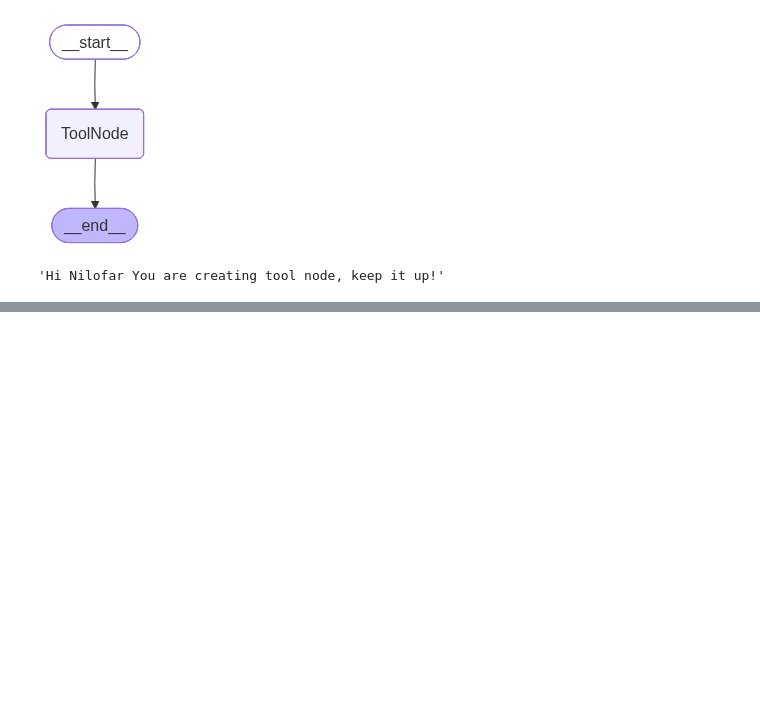
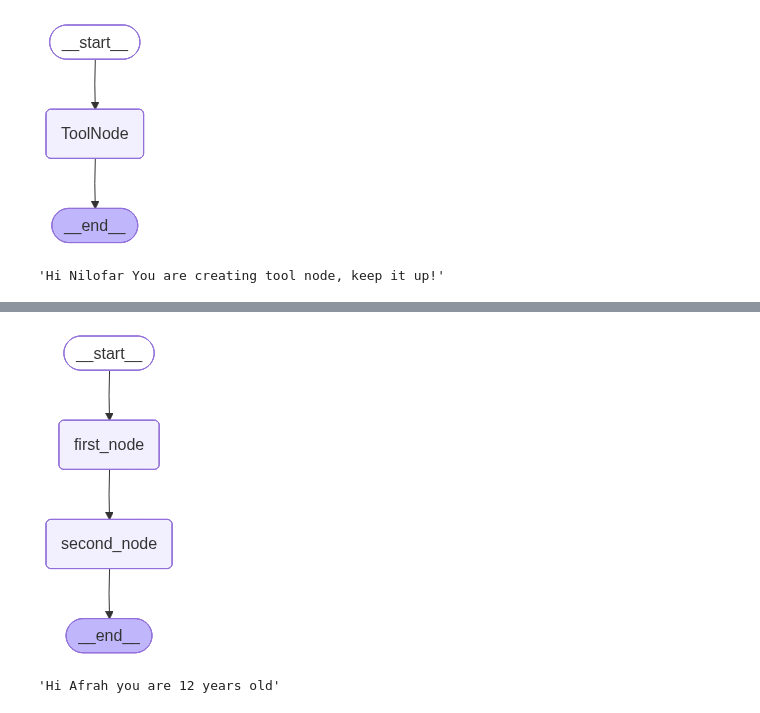
Before and after one commit to Nilofar87/Nilo_Repo, a Jupyter notebook: graph_basics.ipynb, the cells around one changed output, grey strips where cells are left out. Drawn from its saved outputs; the diff is of its cells as text; code cells hidden in the pictures; blank space fills up the shorter version.

```diff
--- a/graph_basics.ipynb
+++ b/graph_basics.ipynb
@@ -93,0 +136,7 @@ result["message"]
+# %%
+class AgentState(TypedDict):
+    values:List[int]
+    name:str
+    operation:str
+    result:int
+    output:str
@@ -93,0 +183,36 @@ result["message"]
+# %%
+from typing_extensions import TypedDict
+from langgraph.graph import StateGraph
+
+class AgentState(TypedDict):
+    name:str
+    age:str
+    final:str
+def first_node(state:AgentState)->AgentState:
+    state["final"]=f"Hi {state["name"]}"
+    return state
+
+def second_node(state:AgentState)->AgentState:
+    """ This is second node for message generation"""
+
+    state["final"]=state["final"]+f" you are {state['age']} years old"
+    return state
+# %%
+graph=StateGraph(AgentState)
+graph.add_node("first_node",first_node)
+graph.add_node("second_node",second_node)
+graph.set_entry_point("first_node")
+graph.add_edge("first_node","second_node")
+graph.set_finish_point("second_node")
+
+new_app=graph.compile()
+# %%
+from IPython.display import Image, display
+display(Image(new_app.get_graph().draw_mermaid_png()))
+# %% [output]
+[figure, added]
+# %%
+result=new_app.invoke({"name":"Afrah","age":"12"})
+result["final"]
+# %% [output]
+'Hi Afrah you are 12 years old'
```
Also changed, not shown: parts of 36 cells of this notebook.
